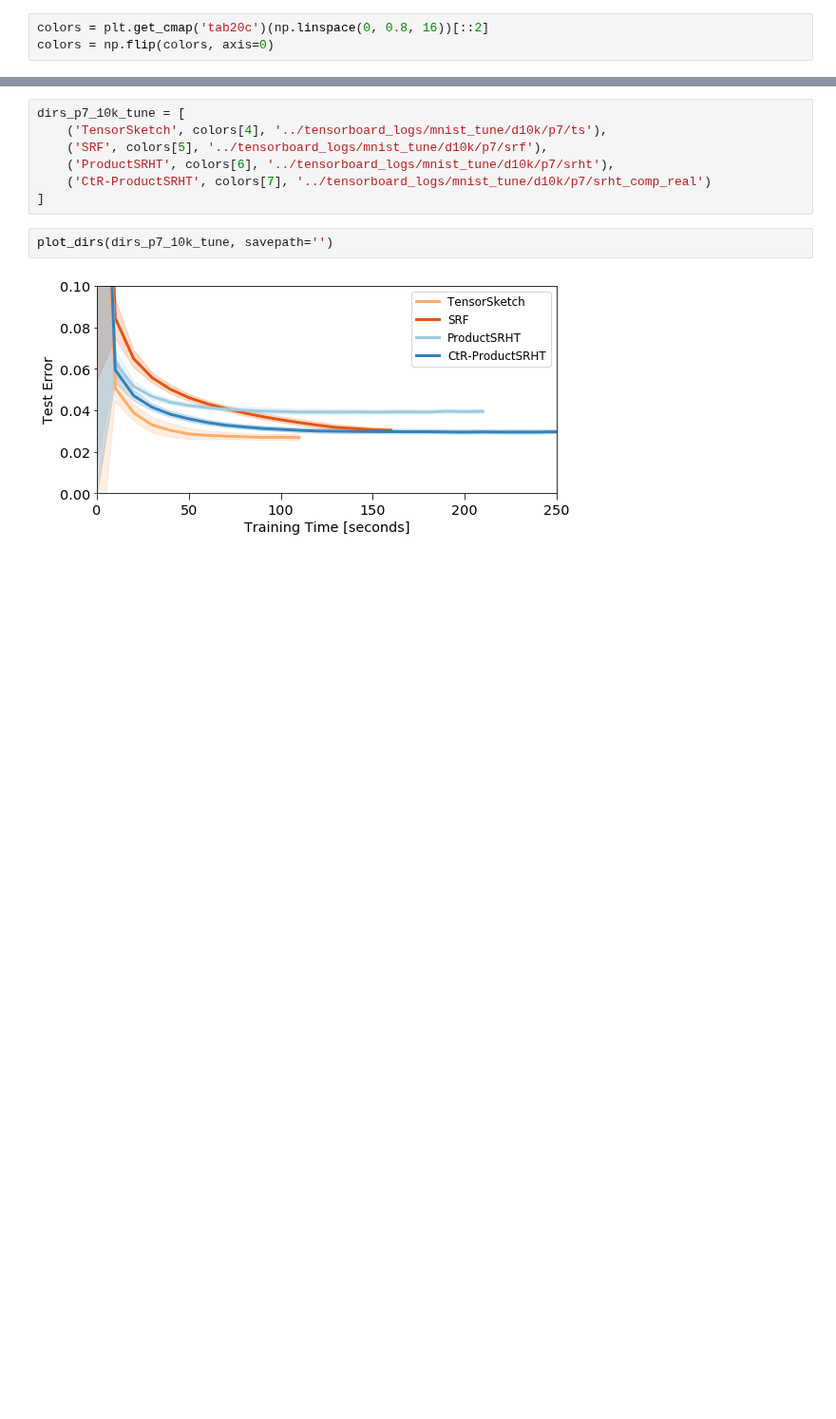
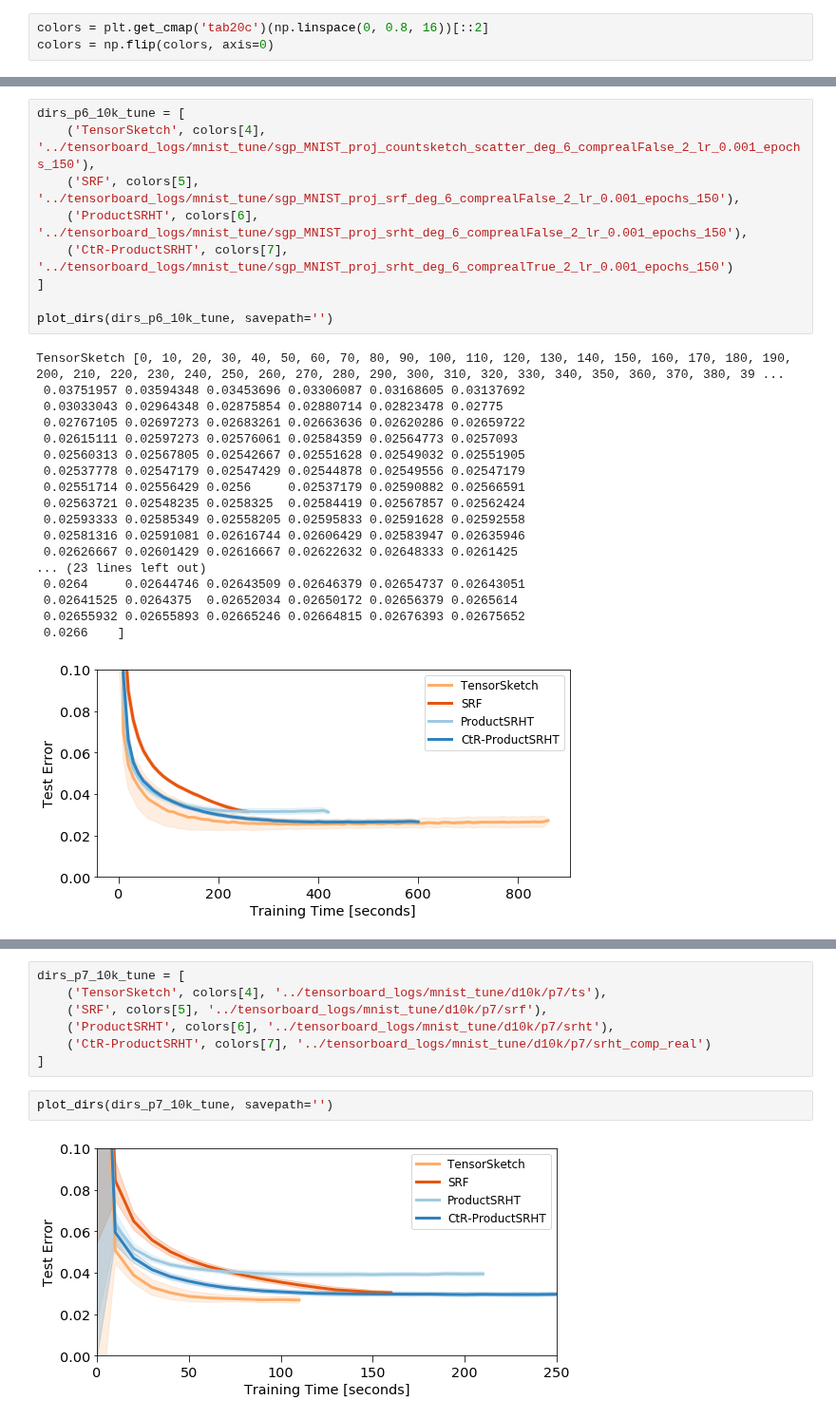
Before and after one commit to joneswack/dp-rfs, a Jupyter notebook: notebooks/read-tf-logs.ipynb, the cells around one changed output, grey strips where cells are left out. Shown at 95% size. Saved outputs shown, nothing was run; the diff lists cells and outputs as text; blank space fills up the shorter version.

```diff
--- a/notebooks/read-tf-logs.ipynb
+++ b/notebooks/read-tf-logs.ipynb
@@ -85,0 +114,28 @@ colors = np.flip(colors, axis=0)
+# %%
+dirs_p6_10k_tune = [
+    ('TensorSketch', colors[4], '../tensorboard_logs/mnist_tune/sgp_MNIST_proj_countsketch_scatter_deg_6_comprealFalse_2_lr_0.001_epochs_150'),
+    ('SRF', colors[5], '../tensorboard_logs/mnist_tune/sgp_MNIST_proj_srf_deg_6_comprealFalse_2_lr_0.001_epochs_150'),
+    ('ProductSRHT', colors[6], '../tensorboard_logs/mnist_tune/sgp_MNIST_proj_srht_deg_6_comprealFalse_2_lr_0.001_epochs_150'),
+    ('CtR-ProductSRHT', colors[7], '../tensorboard_logs/mnist_tune/sgp_MNIST_proj_srht_deg_6_comprealTrue_2_lr_0.001_epochs_150')
+]
+
+plot_dirs(dirs_p6_10k_tune, savepath='')
+# %% [output]
+TensorSketch [0, 10, 20, 30, 40, 50, 60, 70, 80, 90, 100, 110, 120, 130, 140, 150, 160, 170, 180, 190, 200, 210, 220, 230, 240, 250, 260, 270, 280, 290, 300, 310, 320, 330, 340, 350, 360, 370, 380, 39 ...
+ 0.03751957 0.03594348 0.03453696 0.03306087 0.03168605 0.03137692
+ 0.03033043 0.02964348 0.02875854 0.02880714 0.02823478 0.02775
+ 0.02767105 0.02697273 0.02683261 0.02663636 0.02620286 0.02659722
+ 0.02615111 0.02597273 0.02576061 0.02584359 0.02564773 0.0257093
+ 0.02560313 0.02567805 0.02542667 0.02551628 0.02549032 0.02551905
+ 0.02537778 0.02547179 0.02547429 0.02544878 0.02549556 0.02547179
+ 0.02551714 0.02556429 0.0256     0.02537179 0.02590882 0.02566591
+ 0.02563721 0.02548235 0.0258325  0.02584419 0.02567857 0.02562424
+ 0.02593333 0.02585349 0.02558205 0.02595833 0.02591628 0.02592558
+ 0.02581316 0.02591081 0.02616744 0.02606429 0.02583947 0.02635946
+ 0.02626667 0.02601429 0.02616667 0.02622632 0.02648333 0.0261425
+... (23 lines left out)
+ 0.0264     0.02644746 0.02643509 0.02646379 0.02654737 0.02643051
+ 0.02641525 0.0264375  0.02652034 0.02650172 0.02656379 0.0265614
+ 0.02655932 0.02655893 0.02665246 0.02664815 0.02676393 0.02675652
+ 0.0266    ]
+[figure, added]
```
Also changed, not shown: parts of 5 cells of this notebook, 7 other files.
